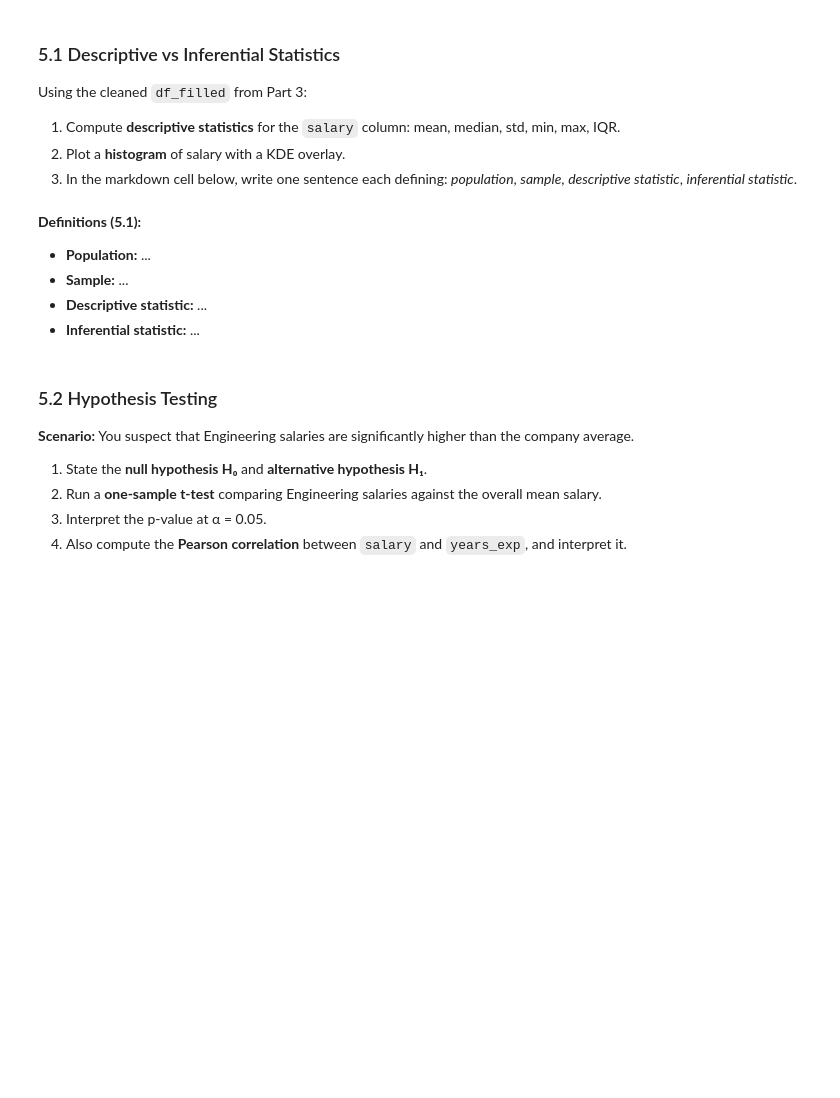
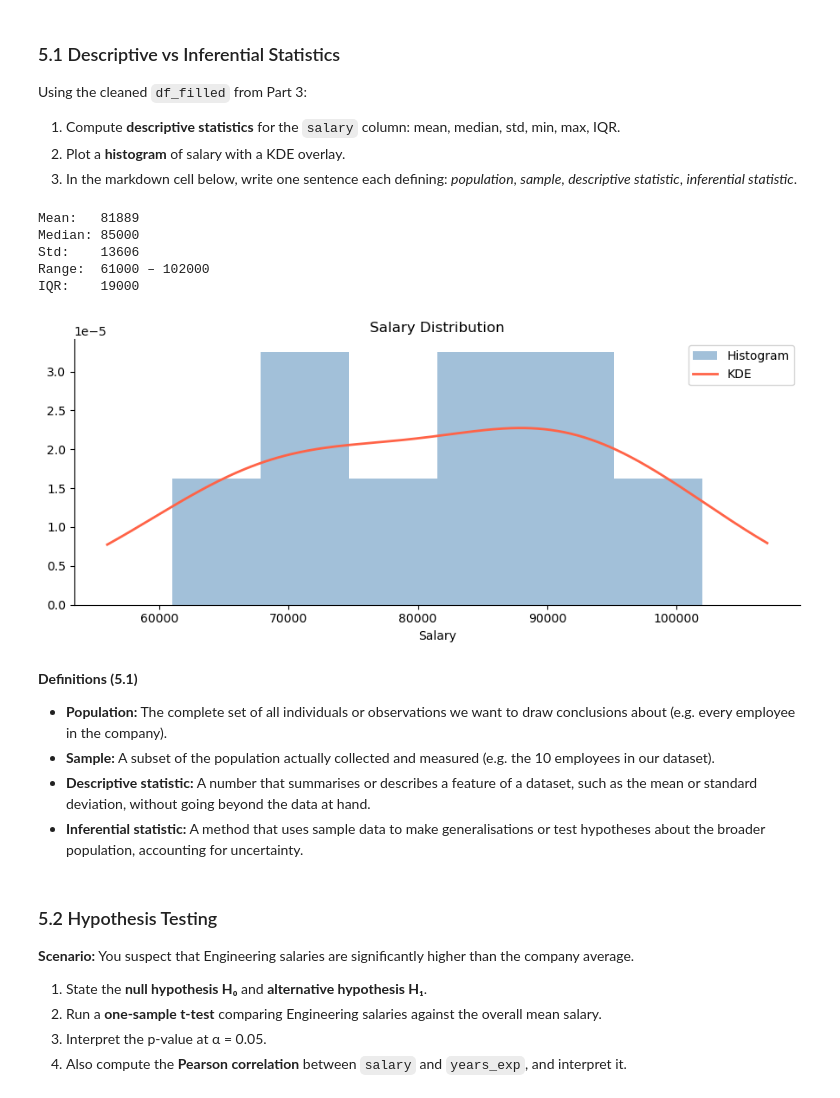
Before and after one commit to maheshshinde9100/Celebal_DS_Internship_Assignments, a Jupyter notebook: week1_Mahesh_Shinde.ipynb, the cells around one changed output. Cells and saved outputs as stored; diff of their text form; code cells hidden in the pictures; blank space fills up the shorter version.

Commit message:
completed week 1 assignemt : statistical testing, probability, Bayes theorem, PSI monitoring, and CLT exercises for assignment submission

```diff
--- a/week1_Mahesh_Shinde.ipynb
+++ b/week1_Mahesh_Shinde.ipynb
@@ -548,31 +548,45 @@ Using the cleaned `df_filled` from Part 3:
 # %%
 salary = df_filled['salary']
 
-mean_s   = None  # YOUR CODE HERE
-median_s = None  # YOUR CODE HERE
-std_s    = None  # YOUR CODE HERE
-min_s    = None  # YOUR CODE HERE
-max_s    = None  # YOUR CODE HERE
-iqr_s    = None  # YOUR CODE HERE — use np.percentile
+mean_s   = salary.mean()
+median_s = salary.median()
+std_s    = salary.std()
+min_s    = salary.min()
+max_s    = salary.max()
+iqr_s    = np.percentile(salary, 75) - np.percentile(salary, 25)
 
 print(f"Mean:   {mean_s:.0f}")
 print(f"Median: {median_s:.0f}")
 print(f"Std:    {std_s:.0f}")
 print(f"Range:  {min_s:.0f} – {max_s:.0f}")
 print(f"IQR:    {iqr_s:.0f}")
 
 # Histogram + KDE
 fig, ax = plt.subplots()
-# YOUR CODE HERE
+
+ax.hist(salary,bins=6,density=True,alpha=0.5, color="steelblue",label="Histogram")
+kde_x=np.linspace(salary.min()-5000, salary.max()+5000,300)
+kde = stats.gaussian_kde(salary)
+
+ax.plot(kde_x,kde(kde_x), color="tomato",lw=2,label="KDE")
+
+ax.legend()
+
 ax.set_xlabel('Salary'); ax.set_title('Salary Distribution')
 plt.tight_layout(); plt.show()
+# %% [output]
+Mean:   81889
+Median: 85000
+Std:    13606
+Range:  61000 – 102000
+IQR:    19000
+[figure, added]
 # %% [markdown]
-**Definitions (5.1):**
-
-- **Population:** ...
-- **Sample:** ...
-- **Descriptive statistic:** ...
-- **Inferential statistic:** ...
+**Definitions (5.1)**
+- **Population:**  The complete set of all individuals or observations we want to draw conclusions about (e.g. every employee in the company).
+- **Sample:** A subset of the population actually collected and measured (e.g. the 10 employees in our dataset).
+- **Descriptive statistic:** A number that summarises or describes a feature of a dataset, such as the mean or standard deviation, without going beyond the data at hand.
+- **Inferential statistic:**  A method that uses sample data to make generalisations or test hypotheses about the broader population, accounting for uncertainty.
 # %% [markdown]
 ### 5.2 Hypothesis Testing
 
```
Also changed, not shown: parts of 11 cells of this notebook.
